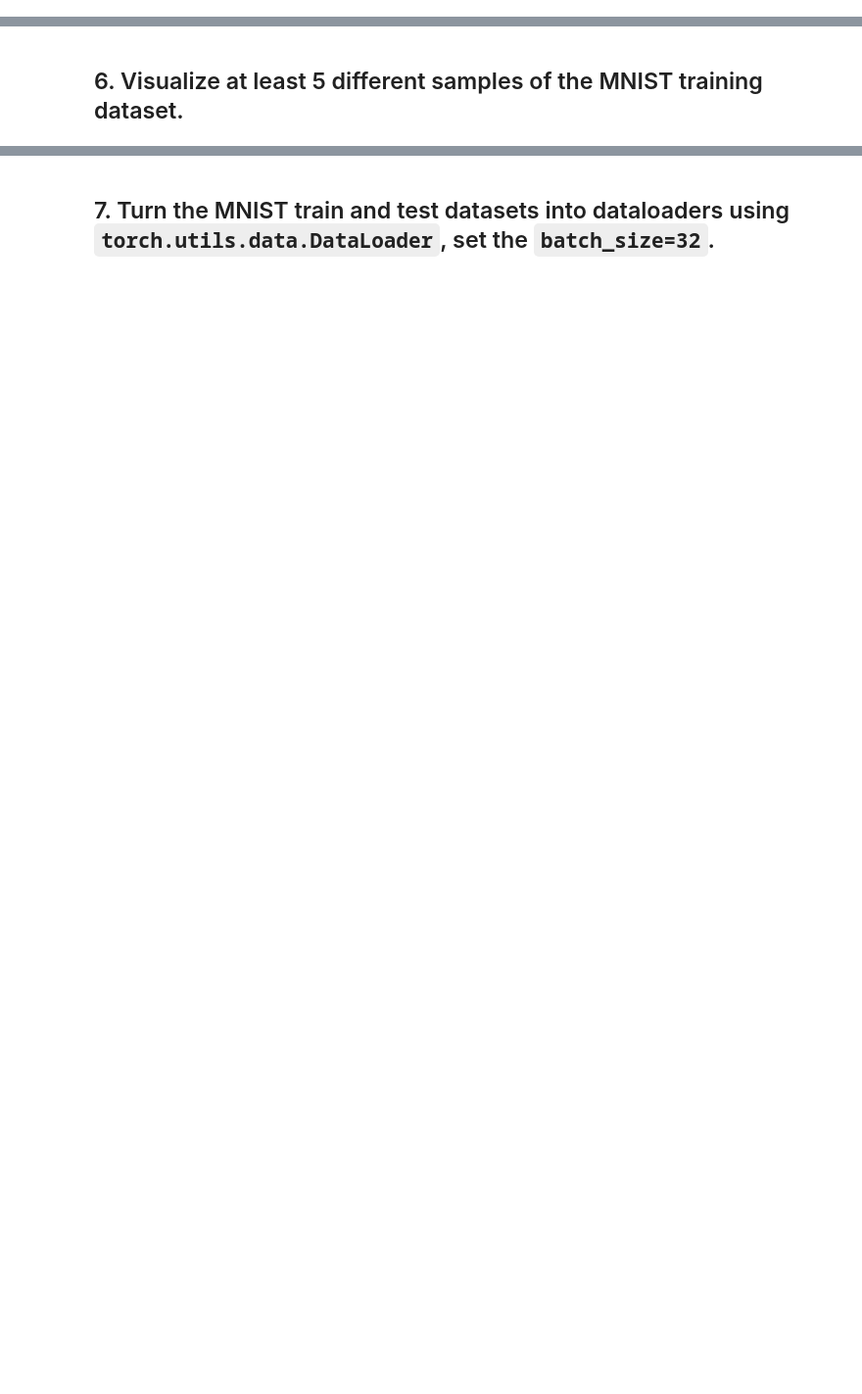
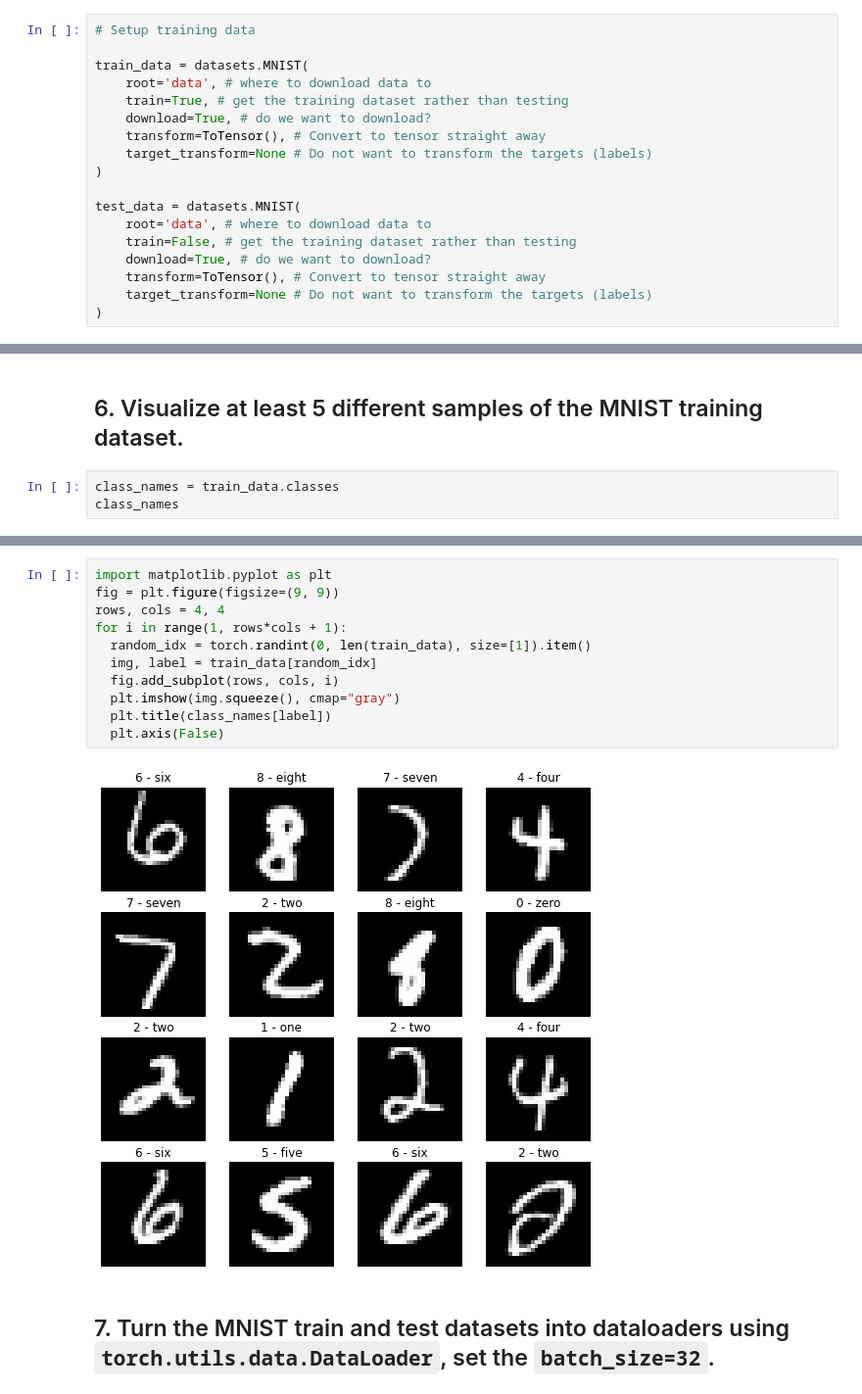
Before and after one commit to gavindoughtie/pytorch_class, a Jupyter notebook: extras/exercises/03_pytorch_computer_vision_exercises.ipynb, the cells around one changed output, grey strips where cells are left out. Shown at 98% size. Cells and saved outputs as stored; diff of their text form; blank space fills up the shorter version.

```diff
--- a/extras/exercises/03_pytorch_computer_vision_exercises.ipynb
+++ b/extras/exercises/03_pytorch_computer_vision_exercises.ipynb
@@ -63,0 +74,18 @@ print(torch.__version__)
+# %%
+# Setup training data
+
+train_data = datasets.MNIST(
+    root='data', # where to download data to
+    train=True, # get the training dataset rather than testing
+    download=True, # do we want to download?
+    transform=ToTensor(), # Convert to tensor straight away
+    target_transform=None # Do not want to transform the targets (labels)
+)
+
+test_data = datasets.MNIST(
+    root='data', # where to download data to
+    train=False, # get the training dataset rather than testing
+    download=True, # do we want to download?
+    transform=ToTensor(), # Convert to tensor straight away
+    target_transform=None # Do not want to transform the targets (labels)
+)
@@ -64,2 +108,5 @@ print(torch.__version__)
 # %% [markdown]
 ## 6. Visualize at least 5 different samples of the MNIST training dataset.
+# %%
+class_names = train_data.classes
+class_names
@@ -66,2 +124,15 @@ print(torch.__version__)
+# %%
+import matplotlib.pyplot as plt
+fig = plt.figure(figsize=(9, 9))
+rows, cols = 4, 4
+for i in range(1, rows*cols + 1):
+  random_idx = torch.randint(0, len(train_data), size=[1]).item()
+  img, label = train_data[random_idx]
+  fig.add_subplot(rows, cols, i)
+  plt.imshow(img.squeeze(), cmap="gray")
+  plt.title(class_names[label])
+  plt.axis(False)
+# %% [output]
+[figure, added]
 # %% [markdown]
 ## 7. Turn the MNIST train and test datasets into dataloaders using `torch.utils.data.DataLoader`, set the `batch_size=32`.
```
Also changed, not shown: parts of 22 cells of this notebook.
